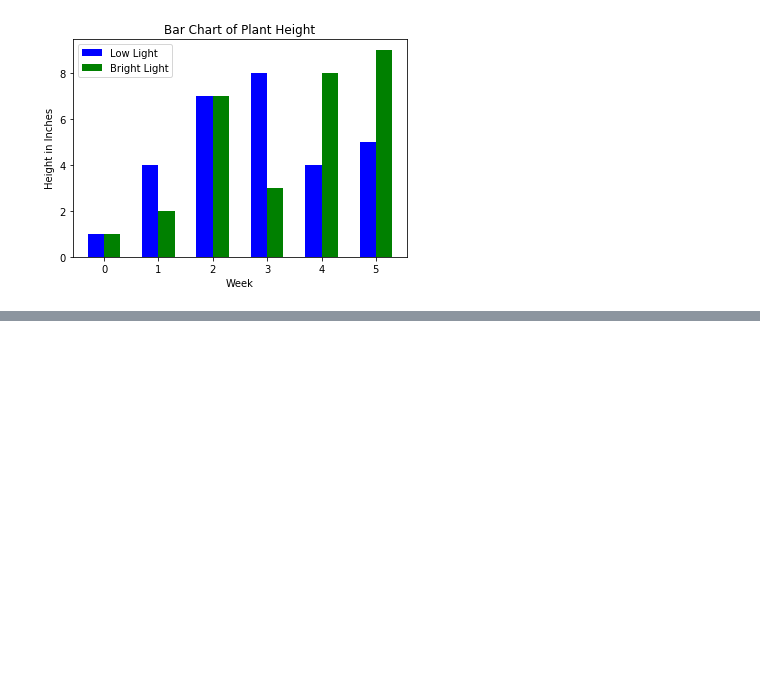
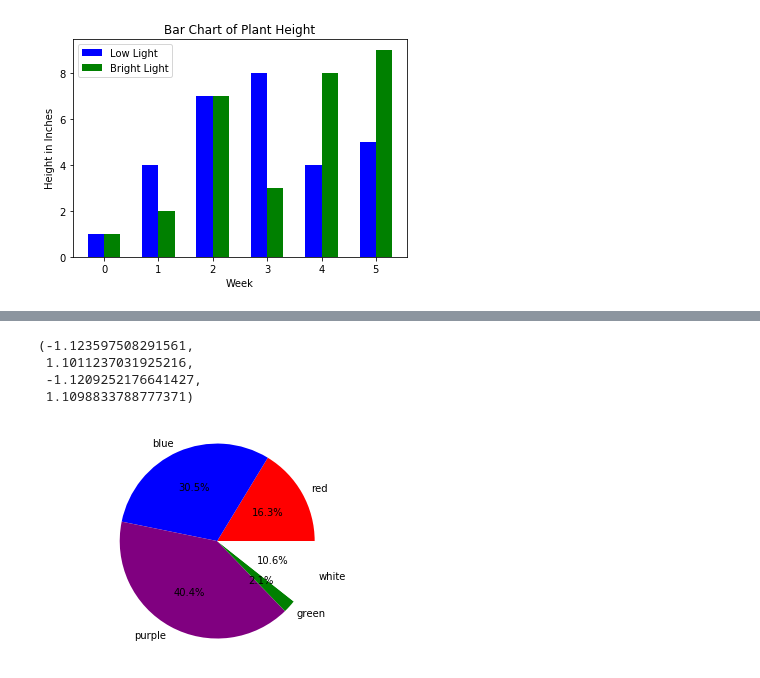
Before and after one commit to ElizabethTeaches/Middle-School-Python, a Jupyter notebook: PLT02 Bar Graphs and Pie Graphs.ipynb, the cells around one changed output, grey strips where cells are left out. Saved outputs shown, nothing was run; the diff lists cells and outputs as text; code cells hidden in the pictures; blank space fills up the shorter version.

```diff
--- a/PLT02 Bar Graphs and Pie Graphs.ipynb
+++ b/PLT02 Bar Graphs and Pie Graphs.ipynb
@@ -19,0 +36,12 @@ plt.show()
+# %%
+labels = ['red', 'blue', 'purple', 'green', 'white']
+visits = [23, 43, 57, 3, 15]
+colors = ['r', 'b', '#800080', 'g', 'w']
+plt.pie(visits, labels=labels, colors=colors, autopct='%1.1f%%')
+plt.axis('equal')
+# %% [output]
+(-1.123597508291561,
+ 1.1011237031925216,
+ -1.1209252176641427,
+ 1.1098833788777371)
+[figure, added]
```
Also changed, not shown: parts of 4 cells of this notebook.
